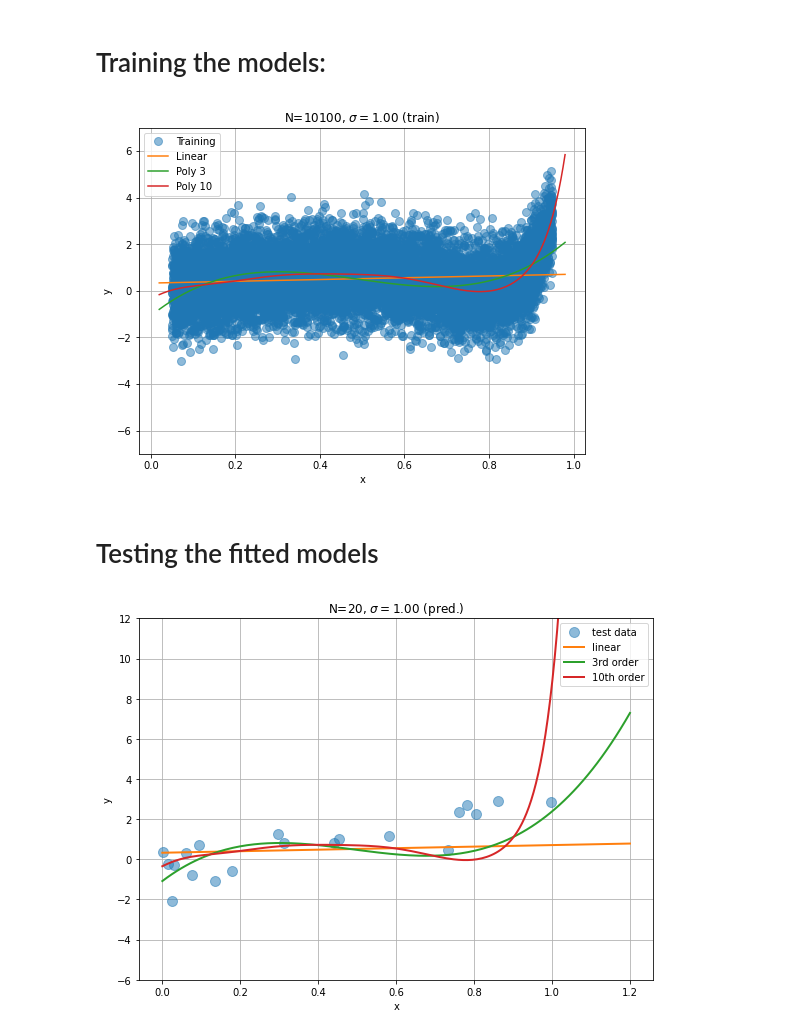
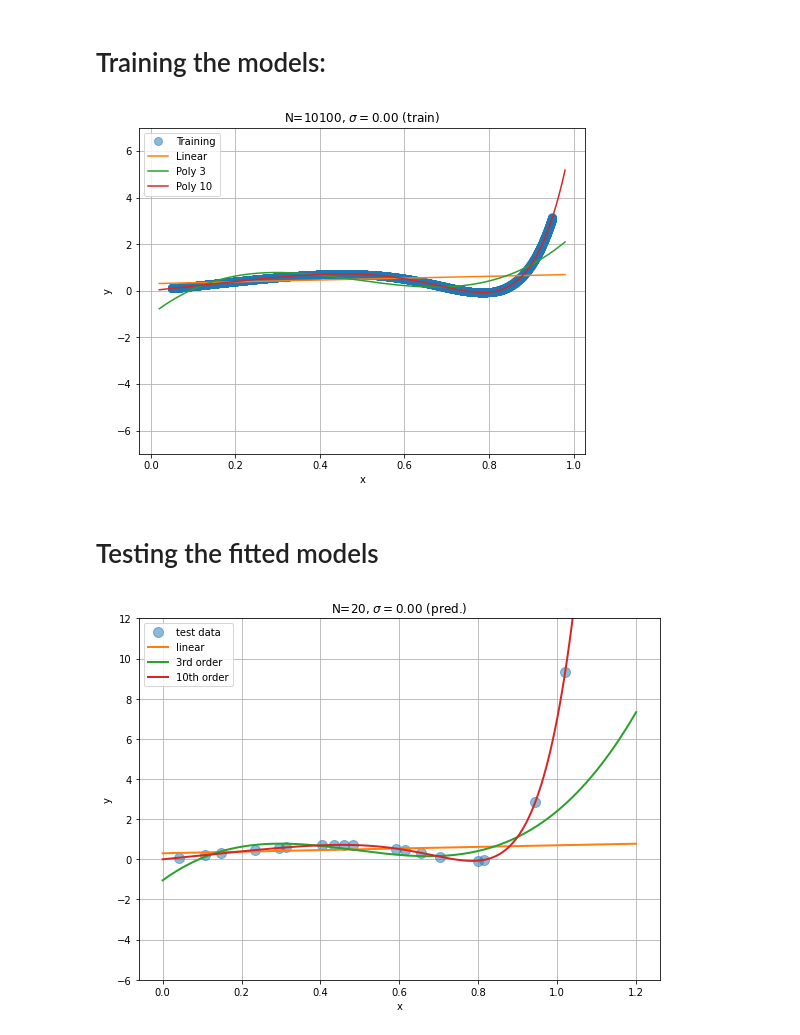
Before and after one commit to green-cabbage/PHYS570AI_Fall2022, a Jupyter notebook: Homework/HW1/PHYS570AIHW1_part1.ipynb, the cells around one changed output. Cells and saved outputs as stored; diff of their text form; code cells hidden in the pictures.

```diff
--- a/Homework/HW1/PHYS570AIHW1_part1.ipynb
+++ b/Homework/HW1/PHYS570AIHW1_part1.ipynb
@@ -95,7 +95,7 @@ fig = plt.figure(figsize=(8, 6))
 
 # The Training Data
 N_train=10100
-sigma_train=1;
+sigma_train=0
 
 # Train on fraction
 x=np.linspace(0.05,0.95,N_train)
@@ -140,34 +140,34 @@ poly3_plot=plt.plot(xplot, clf3.predict(Xplot), label='Poly 3')
 #Xplot=poly5.fit_transform(xplot[:,np.newaxis])
 #plt.plot(xplot, clf5.predict(Xplot), 'r--',linewidth=1)
 
 poly10 = PolynomialFeatures(degree=10)
 X = poly10.fit_transform(x[:,np.newaxis])
 clf10 = linear_model.LinearRegression()
 clf10.fit(X,y)
 
 Xplot=poly10.fit_transform(xplot[:,np.newaxis])
 poly10_plot=plt.plot(xplot, clf10.predict(Xplot), label='Poly 10')
 
 plt.legend(loc='best')
 plt.ylim([-7,7])
 plt.xlabel("x")
 plt.ylabel("y")
 Title="N=%i, $\sigma=%.2f$"%(N_train,sigma_train)
 plt.title(Title+" (train)")
 
 
 # Linear Filename
 filename_train="train-linear_N=%i_noise=%.2f.pdf"%(N_train, sigma_train)
 
 # Tenth Order Filename
 #filename_train="train-o10_N=%i_noise=%.2f.pdf"%(N_train, sigma_train)
 
 # Saving figure and showing results
 plt.savefig(filename_train)
 plt.grid()
 plt.show()
 # %% [output]
-[figure, old version]
+[figure, new version]
 # %% [markdown]
 # Testing the fitted models
 # %%
@@ -185,10 +185,10 @@ x_test=max_x*np.random.random(N_test)
 # Draw random Gaussian noise
 s_test = sigma_test*np.random.randn(N_test)
 
-# Linear
-y_test=2*x_test+s_test
+# # Linear
+# y_test=2*x_test+s_test
 # Tenth order
-#y_test=2*x_test-10*x_test**5+15*x_test**10+s_test
+y_test=2*x_test-10*x_test**5+15*x_test**10+s_test
 
 # Make design matrices for prediction
 x_plot=np.linspace(0,max_x, 200)
@@ -225,4 +225,4 @@ plt.savefig(filename_test)
 plt.grid()
 plt.show()
 # %% [output]
-[figure, old version]
+[figure, new version]
```
